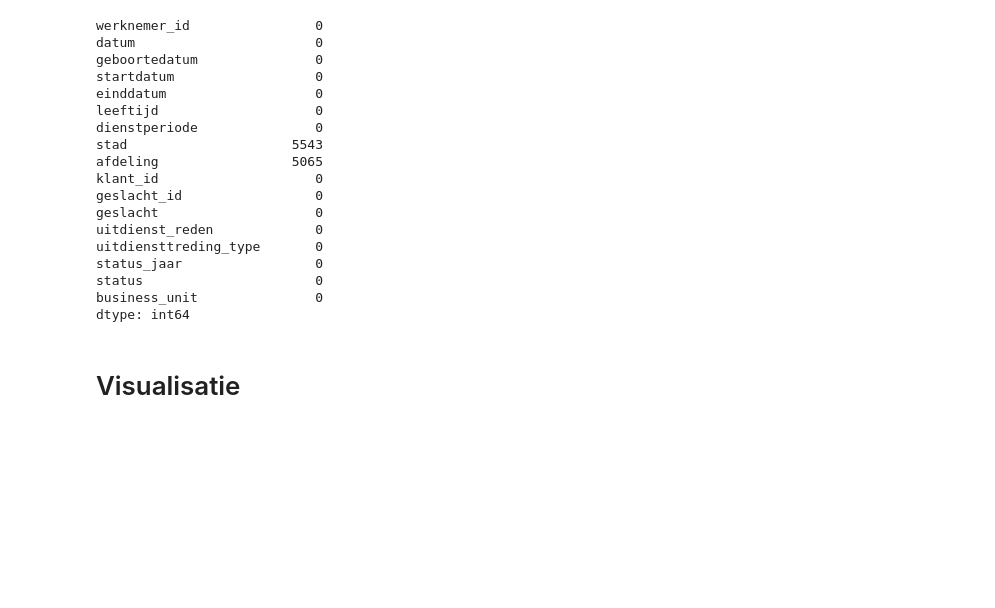
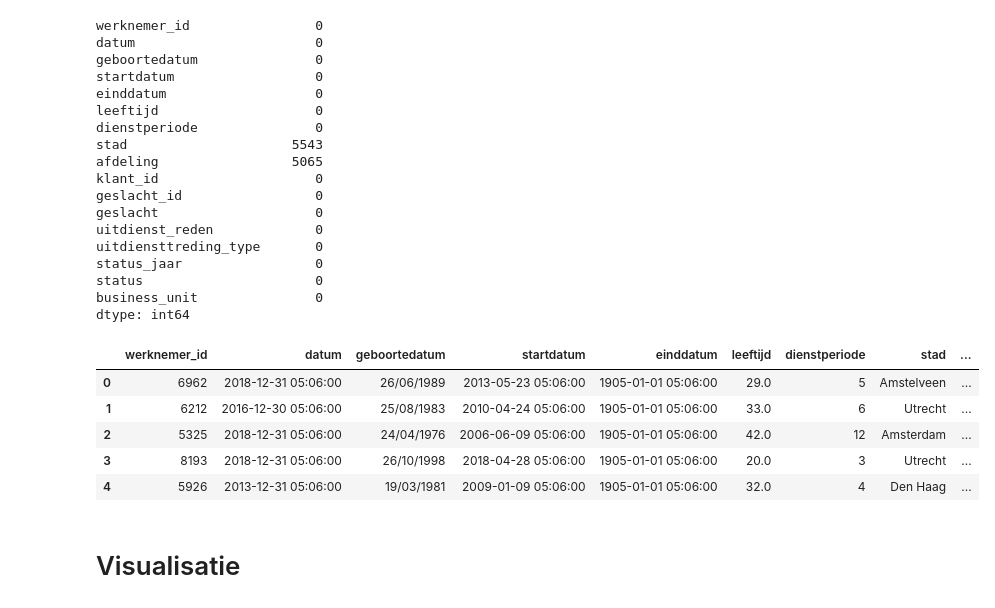
Before and after one commit to theflyingpigeon/I4talent_project, a Jupyter notebook: 1_Data_Preprocessing.ipynb, the cells around one changed output. Drawn from its saved outputs; the diff is of its cells as text; code cells hidden in the pictures; blank space fills up the shorter version.

```diff
--- a/1_Data_Preprocessing.ipynb
+++ b/1_Data_Preprocessing.ipynb
@@ -273,19 +288,27 @@ start_df = pd.concat([start_df, df_overige], ignore_index=True)
 start_df = start_df.drop('uitdiensttreding_type', axis=1)
 # %%
 # Calculate the length of the working period
-max_udt = start_df['datum'].max()
-
-def fill_lengte_dienst(row) -> int:
-    if pd.isnull(row['dienstperiode']):
-        indiensttreding_date = row['startdatum']
-        uitdiensttreding_date = row['einddatum']
-        if uitdiensttreding_date.year < 1999:
-            lengte_dienst = (max_udt - indiensttreding_date).days / 365.25
-        else:
-            lengte_dienst: int = (uitdiensttreding_date - indiensttreding_date).days / 365.25
-        return int(math.ceil(lengte_dienst))
-
-start_df['dienstperiode'] = start_df.apply(fill_lengte_dienst, axis=1)
+# max_udt = start_df['datum'].max()
+#
+# def fill_lengte_dienst(row) -> int:
+#     if pd.isnull(row['dienstperiode']):
+#         indiensttreding_date = row['startdatum']
+#         uitdiensttreding_date = row['einddatum']
+#         if uitdiensttreding_date.year < 1999:
+#             lengte_dienst = (max_udt - indiensttreding_date).days / 365.25
+#         else:
+#             lengte_dienst: int = (uitdiensttreding_date - indiensttreding_date).days / 365.25
+#         return int(math.ceil(lengte_dienst))
+#
+# start_df['dienstperiode'] = start_df.apply(fill_lengte_dienst, axis=1)
+start_df.head(5)
+# %% [output]
+|  | werknemer_id | datum | geboortedatum | startdatum | einddatum | leeftijd | dienstperiode | stad | ... |
+| 0 | 6962 | 2018-12-31 05:06:00 | 26/06/1989 | 2013-05-23 05:06:00 | 1905-01-01 05:06:00 | 29.0 | 5 | Amstelveen | ... |
+| 1 | 6212 | 2016-12-30 05:06:00 | 25/08/1983 | 2010-04-24 05:06:00 | 1905-01-01 05:06:00 | 33.0 | 6 | Utrecht | ... |
+| 2 | 5325 | 2018-12-31 05:06:00 | 24/04/1976 | 2006-06-09 05:06:00 | 1905-01-01 05:06:00 | 42.0 | 12 | Amsterdam | ... |
+| 3 | 8193 | 2018-12-31 05:06:00 | 26/10/1998 | 2018-04-28 05:06:00 | 1905-01-01 05:06:00 | 20.0 | 3 | Utrecht | ... |
+| 4 | 5926 | 2013-12-31 05:06:00 | 19/03/1981 | 2009-01-09 05:06:00 | 1905-01-01 05:06:00 | 32.0 | 4 | Den Haag | ... |
 # %%
 #Zorgt ervoor dat column status overeenkomt met uitdiensttrending datum
 start_df['status_actief'] = start_df.apply(lambda row: 1 if row['einddatum'].year < 1906 else 0, axis=1)
```
Also changed, not shown: parts of 8 cells of this notebook, 5 other files.
